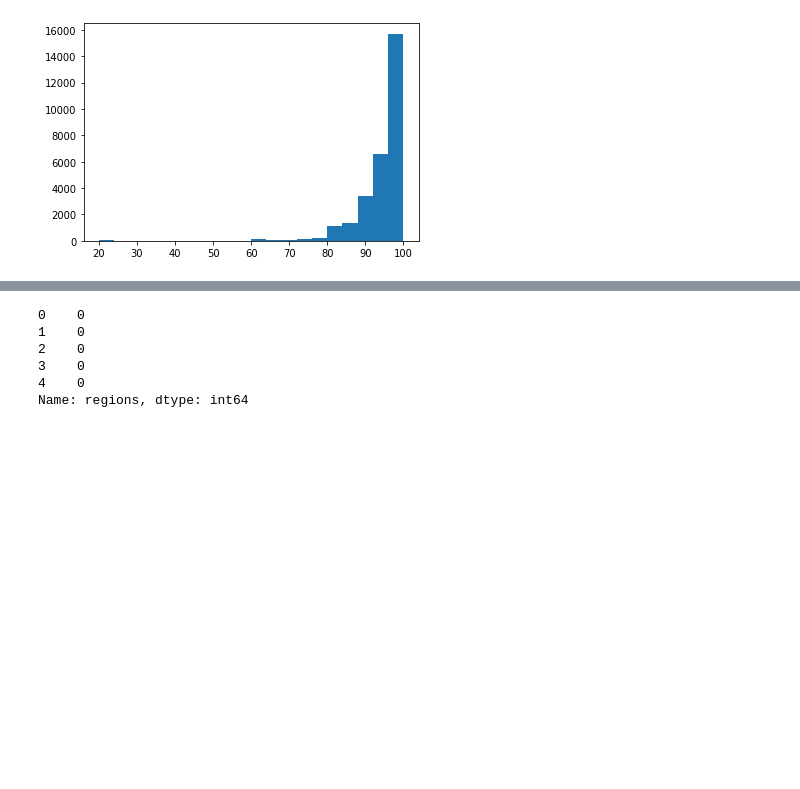
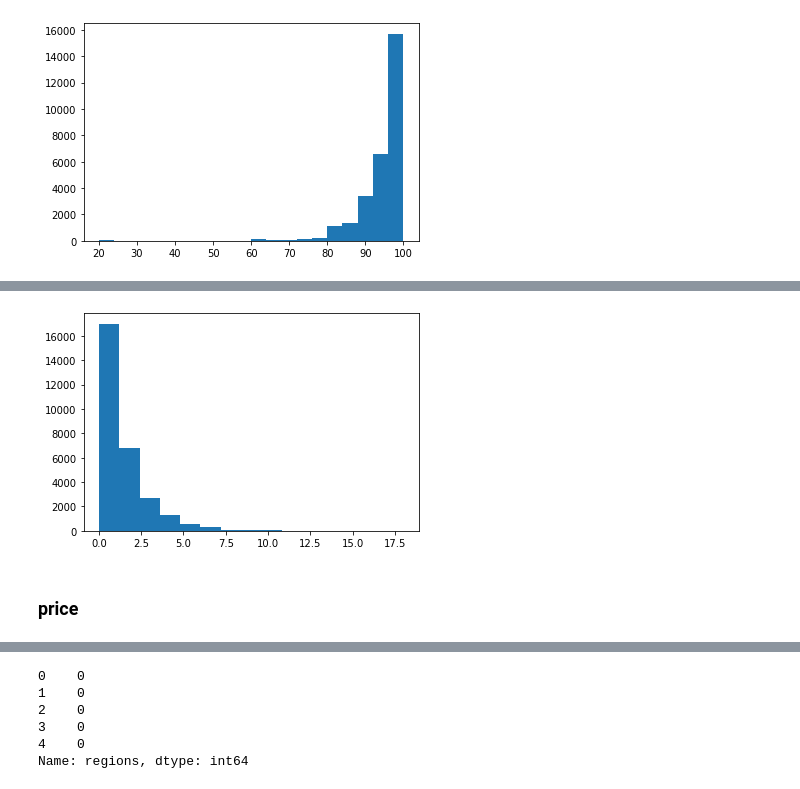
Before and after one commit to luisferlc/datamex1019, a Jupyter notebook: module-3/airbnb/airbnb - data exploration and cleaning.ipynb, the cells around one changed output, grey strips where cells are left out. Cells and saved outputs as stored; diff of their text form; code cells hidden in the pictures; blank space fills up the shorter version.

```diff
--- a/module-3/airbnb/airbnb - data exploration and cleaning.ipynb
+++ b/module-3/airbnb/airbnb - data exploration and cleaning.ipynb
@@ -759,0 +825,6 @@ plt.hist(df.review_scores_rating,bins=20);
+# %%
+plt.hist(df.beds, bins=15);
+# %% [output]
+[figure, added]
+# %% [markdown]
+### price
```
Also changed, not shown: parts of 83 cells of this notebook, 1 other file.
